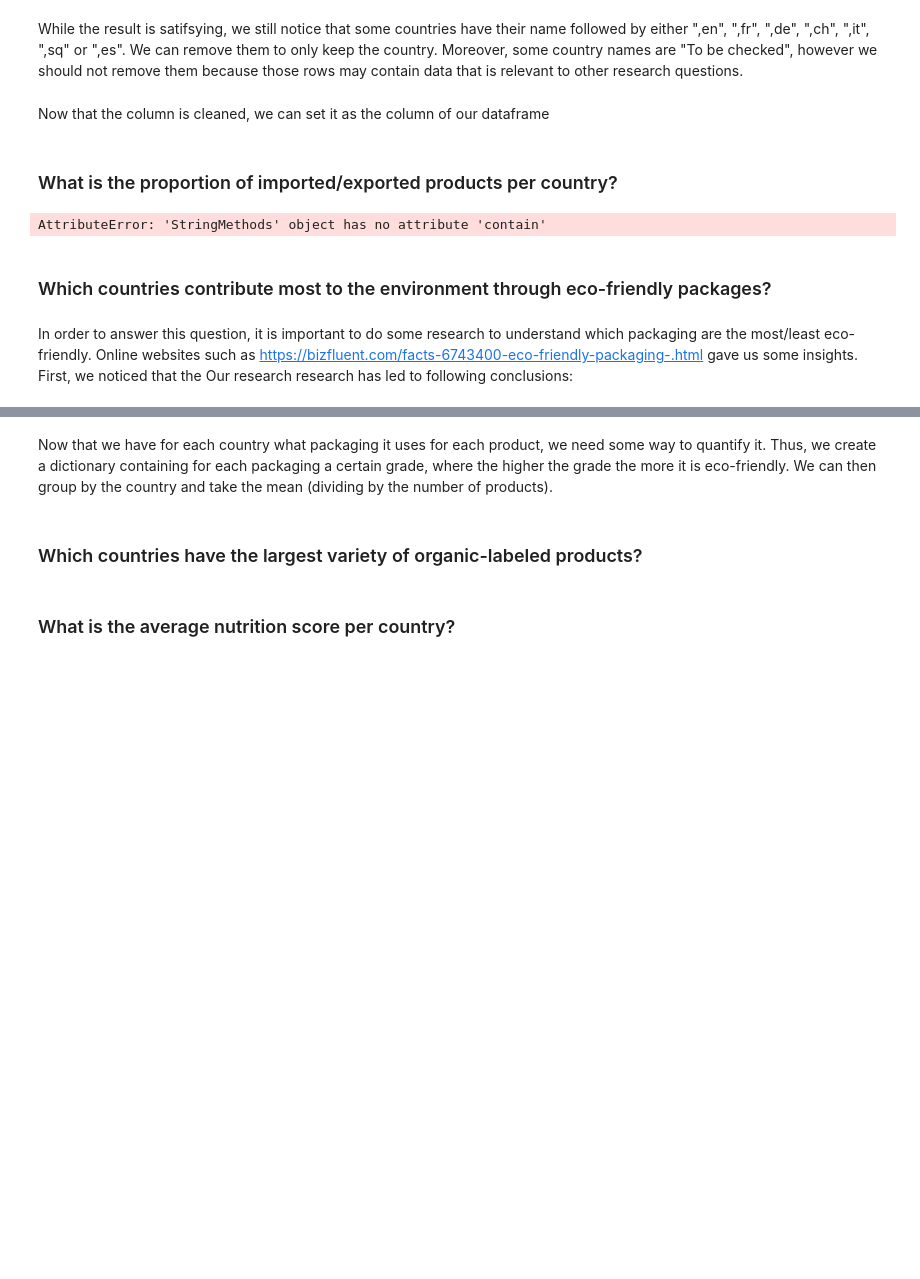
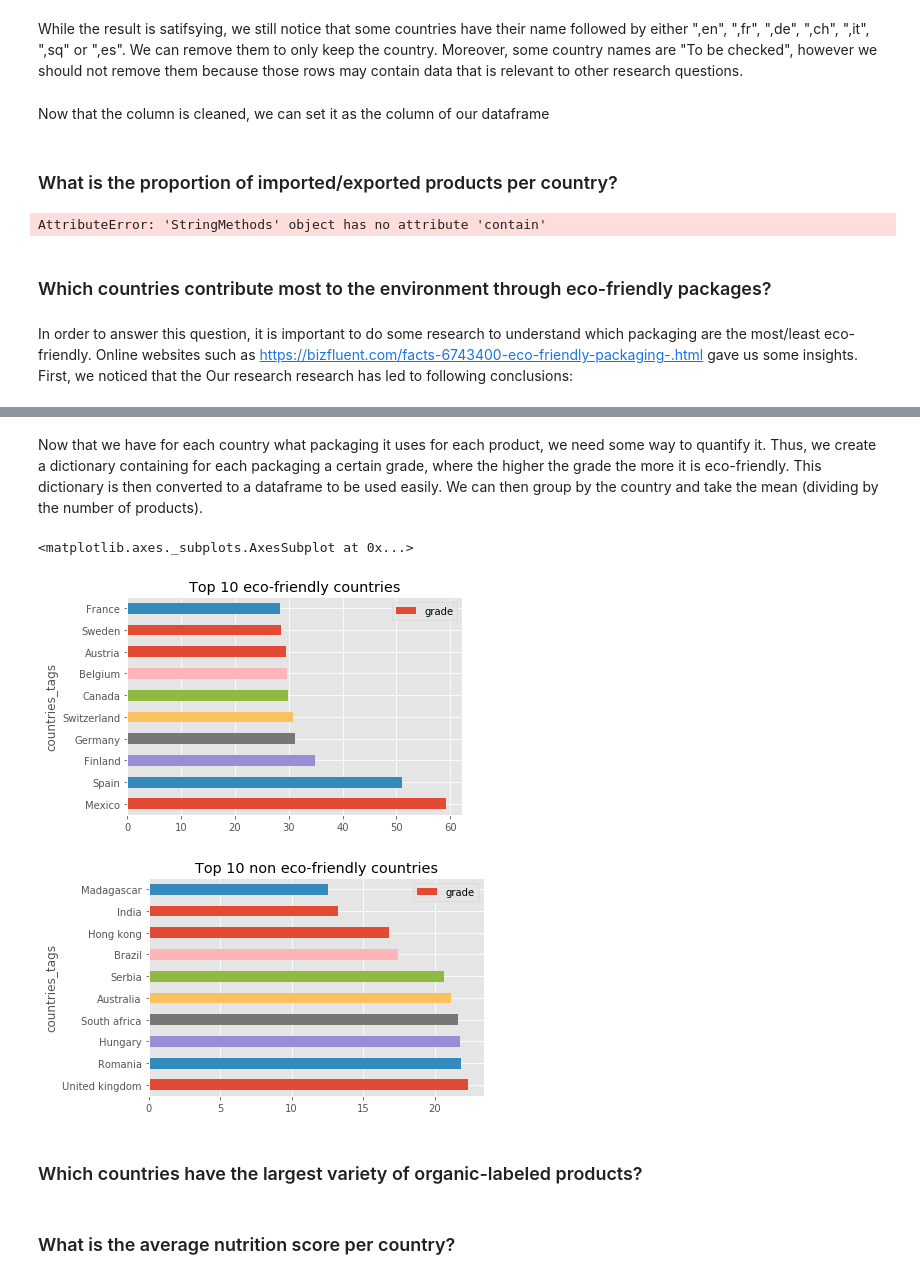
Before and after one commit to AhmedAhres/whats-on-my-plate, a Jupyter notebook: Main-Notebook.ipynb, the cells around one changed output, grey strips where cells are left out. Drawn from its saved outputs; the diff is of its cells as text; code cells hidden in the pictures; blank space fills up the shorter version.

```diff
--- a/Main-Notebook.ipynb
+++ b/Main-Notebook.ipynb
@@ -515,12 +515,16 @@ countries = countries.str.replace("New caledonia", "France")
 countries = countries.str.replace("Reunion", "France")
 countries = countries.str.replace("Frankreich", "France")
 countries = countries.str.replace("Frankrike", "France")
+countries = countries.str.replace("Frankrijk", "France")
 
 countries = countries.str.replace("Deutschland", "Germany")
 countries = countries.str.replace("Allemagne", "Germany")
 
 # We put countries into a dataframe
 countries_in_df = countries.to_frame()
+
+# Removing "European union" as it is also not a country
+current_data = current_data[current_data['countries_tags'] != "European union"]
 # %% [markdown]
 Now that the column is cleaned, we can set it as the column of our dataframe
 # %%
@@ -556,7 +559,7 @@ packaging_list['packaging_tags'] = packaging_list['packaging_tags'].str.split(',
 # We set the countries_tags as index to "explode" the list into different rows
 packaging_list = packaging_list.set_index('countries_tags')
 
-# We do the "explode"
+# We do the "explode" in order to have one package per row
 packaging_list = (packaging_list.packaging_tags.apply(pd.Series)
               .stack()
               .reset_index(level=1, drop=True)
@@ -565,7 +568,5 @@ packaging_list = (packaging_list.packaging_tags.apply(pd.Series)
 # We reset the index
 packaging_list = packaging_list.reset_index(level=0)
 
-packaging_list = packaging_list.reset_index(level=0)
-
 # Show the output
 packaging_list.head(10)
@@ -572,54 +585,64 @@ packaging_list.head(10)
 # %% [markdown]
-Now that we have for each country what packaging it uses for each product, we need some way to quantify it. Thus, we create a dictionary containing for each packaging a certain grade, where the higher the grade the more it is eco-friendly. We can then group by the country and take the mean (dividing by the number of products).
+Now that we have for each country what packaging it uses for each product, we need some way to quantify it. Thus, we create a dictionary containing for each packaging a certain grade, where the higher the grade the more it is eco-friendly. This dictionary is then converted to a dataframe to be used easily. We can then group by the country and take the mean (dividing by the number of products).
 # %%
 # Setting up the grades for each packaging type
 # Note that we take the most common packaging types, where some appear in both french and english
 # The highest the score, the more the packaging is eco-friendly
 packaging_to_grade = {
-    'verre':50,
-    'glass':50,
-    'carton':40,
-    'cardboard':40,
-    'papier':30,
-    'metal':20,
-    'aluminium':10,
-    'plastique': 5,
-    'plastic': 5
+    'carton':60,
+    'cardboard':60,
+    'papier':50,
+    'paper':50,
+    'verre':40,
+    'glass':40,
+    'metal':30,
+    'canette':30, # Canette is considered as metal
+    'aluminium':20,
+    'plastique': 10,
+    'sachet-plastique': 10,
+    'plastic-bag': 10,
+    'plastic': 10
 }
 
 # We create a dataframe from the dicionary
 packaging_grade_df = pd.DataFrame.from_dict(packaging_to_grade, orient='index')
 packaging_grade_df = packaging_grade_df.reset_index()
 packaging_grade_df = packaging_grade_df.rename(columns={"index": "packaging", 0: "grade"})
 
 # We then merge on the packaging type in order to have a grade for each packaging and each country
 packaging_with_grade = packaging_list.merge(packaging_grade_df, how='left', left_on='packaging', right_on='packaging')
 
 # We take only those with non-NaN grade (since we took only the most common packaging types, NaN may appear)
 packaging_with_grade = packaging_with_grade[packaging_with_grade['grade'].notnull()]
 
 # We noticed that some countries only have around 1 or 2 products which is not enough data
 # We thus need to take into account only those that have a certain number of products, for example 10 products
 # We duplicate the grade column and call it count_products
 packaging_with_grade['count_products'] = packaging_with_grade['grade']
 
 # We then group by the countries, and aggregate the obtain the mean for each country and the number of products
 packaging_with_grade_count = packaging_with_grade.groupby('countries_tags').agg({'grade':'mean', 'count_products':'count'})
 
-# We then take only those with more than 10 products
-final_packaging_grade = packaging_with_grade_count[packaging_with_grade_count['count_products'] >= 10]
+# We then take only those with more than 30 products
+# This value is arbitrarily chosen after seeing that a lot of countries have less than 30 products
+# More than 30 would reduce a lot the countries considered
+final_packaging_grade = packaging_with_grade_count[packaging_with_grade_count['count_products'] >= 30]
 
 # We sort the values
 final_packaging_grade = final_packaging_grade.sort_values(by='grade', ascending=False)
 final_packaging_grade = final_packaging_grade.reset_index(level=0)
 
 # We take the top 10 and plot it
 final_packaging_grade_top_10 = final_packaging_grade.head(10)
-final_packaging_grade_top_10.plot.bar(x='countries_tags', y='grade', title='Top 10 eco-friendly countries')
+final_packaging_grade_top_10.plot.barh(x='countries_tags', y='grade', title='Top 10 eco-friendly countries')
 
 # We take the bottom 10 and plot it
 final_packaging_grade_bottom_10 = final_packaging_grade.tail(10)
-final_packaging_grade_bottom_10.plot.bar(x='countries_tags', y='grade', title='Top 10 non eco-friendly countries')
+final_packaging_grade_bottom_10.plot.barh(x='countries_tags', y='grade', title='Top 10 non eco-friendly countries')
+# %% [output]
+<matplotlib.axes._subplots.AxesSubplot at 0x...>
+[figure, added]
+[figure, added]
 # %% [markdown]
 ### Which countries have the largest variety of organic-labeled products?
 # %%
```
Also changed, not shown: parts of 4 cells of this notebook.
